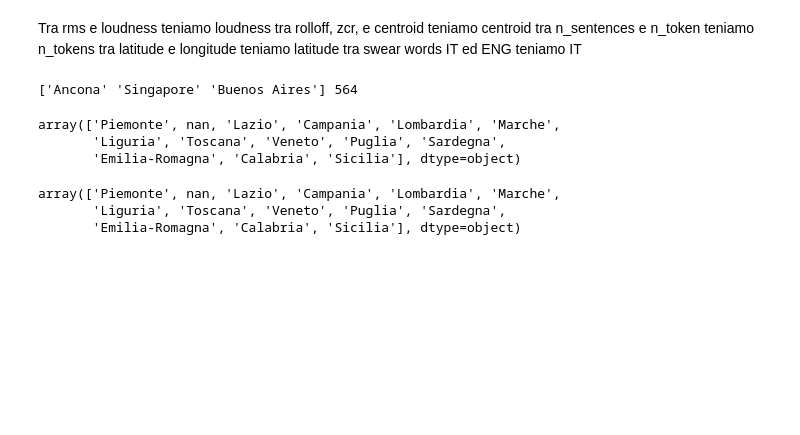
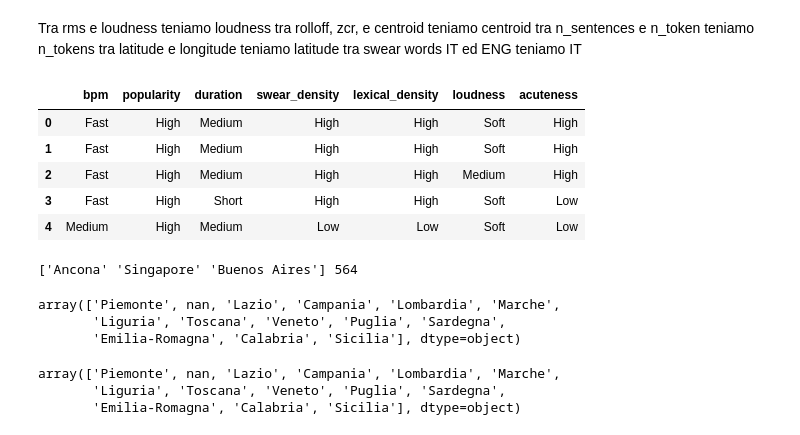
Before and after one commit to Ludovico1104/Progetto-I2ML, a Jupyter notebook: classification.ipynb, the cells around one changed output. Cells and saved outputs as stored; diff of their text form; code cells hidden in the pictures; blank space fills up the shorter version.

```diff
--- a/classification.ipynb
+++ b/classification.ipynb
@@ -105,6 +105,74 @@ tra rolloff, zcr, e centroid teniamo centroid
 tra n_sentences e n_token teniamo n_tokens
 tra latitude e longitude teniamo latitude
 tra swear words IT ed ENG teniamo IT
+# %%
+
+bpm = pd.to_numeric(merged["track_bpm"], errors="coerce")
+pop = pd.to_numeric(merged["track_popularity"], errors="coerce")
+dur = pd.to_numeric(merged["track_duration_ms"], errors="coerce")
+swear_it = pd.to_numeric(merged["track_swear_IT"], errors="coerce")
+swear_en = pd.to_numeric(merged["track_swear_EN"], errors="coerce")
+swear_total = swear_it.add(swear_en, fill_value=0)
+
+# Swear density = swear words per minute
+duration_min = dur / 60000
+swear_density = swear_total / duration_min
+swear_density = swear_density.replace([np.inf, -np.inf], np.nan)
+
+encoded = pd.get_dummies([])
+
+encoded["bpm"] = pd.cut(
+    bpm,
+    bins=[-np.inf, 90, 120, np.inf],
+    labels=["Slow", "Medium", "Fast"]
+ )
+
+encoded["popularity"] = pd.cut(
+    pop,
+    bins=[-np.inf, 3e1, np.inf],
+    labels=["Low", "High"]
+ )
+
+encoded["duration"] = pd.cut(
+    dur,
+    bins=[-np.inf, 180000, 300000, np.inf],
+    labels=["Short", "Medium", "Long"]
+ )
+
+median_swear_density = swear_density.median(skipna=True)
+encoded["swear_density"] = pd.cut(
+    swear_density,
+    bins=[-np.inf, median_swear_density, np.inf],
+    labels=["Low", "High"]
+ )
+
+encoded["lexical_density"] = pd.cut(
+    pd.to_numeric(merged["track_lexical_density"], errors="coerce"),
+    bins=[-np.inf, 0.5, np.inf],
+    labels=["Low", "High"]
+ )
+
+
+encoded["loudness"] = pd.cut(
+    pd.to_numeric(merged["track_loudness"], errors="coerce"),
+    bins=[-np.inf, 27, 54, np.inf],
+    labels=["Soft", "Medium", "Loud"]
+ )
+
+encoded["acuteness"] = pd.cut(
+    pd.to_numeric(merged["track_centroid"], errors="coerce"),
+    bins=[-np.inf, 0.15, np.inf],
+    labels=["Low", "High"]
+ )
+
+encoded.head()
+# %% [output]
+|  | bpm | popularity | duration | swear_density | lexical_density | loudness | acuteness |
+| 0 | Fast | High | Medium | High | High | Soft | High |
+| 1 | Fast | High | Medium | High | High | Soft | High |
+| 2 | Fast | High | Medium | High | High | Medium | High |
+| 3 | Fast | High | Short | High | High | Soft | Low |
+| 4 | Medium | High | Medium | Low | Low | Soft | Low |
 # %%
 # Build transactions with explicit col_name_value labels
 transactions = encoded.apply(lambda row: [f"{col}_{row[col]}" for col in encoded.columns], axis=1).tolist()
```
Also changed, not shown: parts of 22 cells of this notebook.
